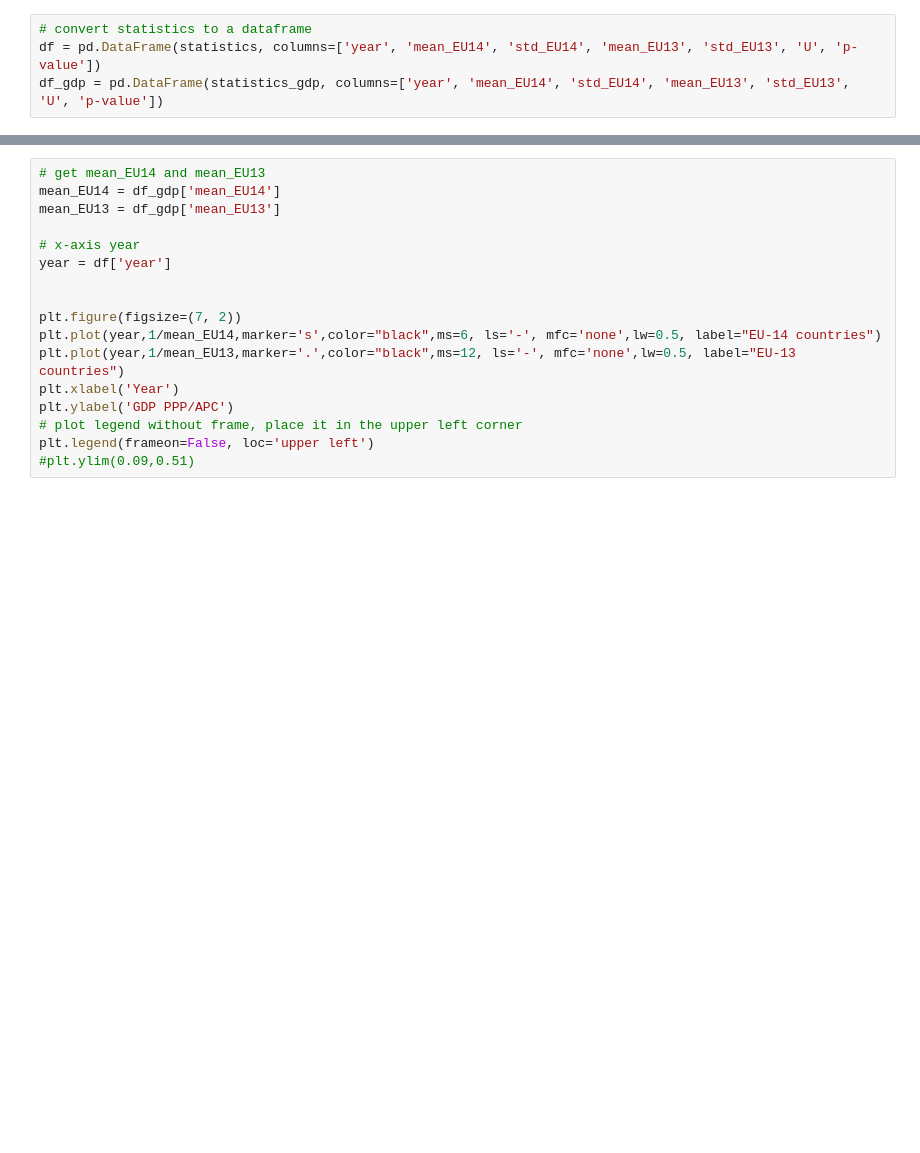
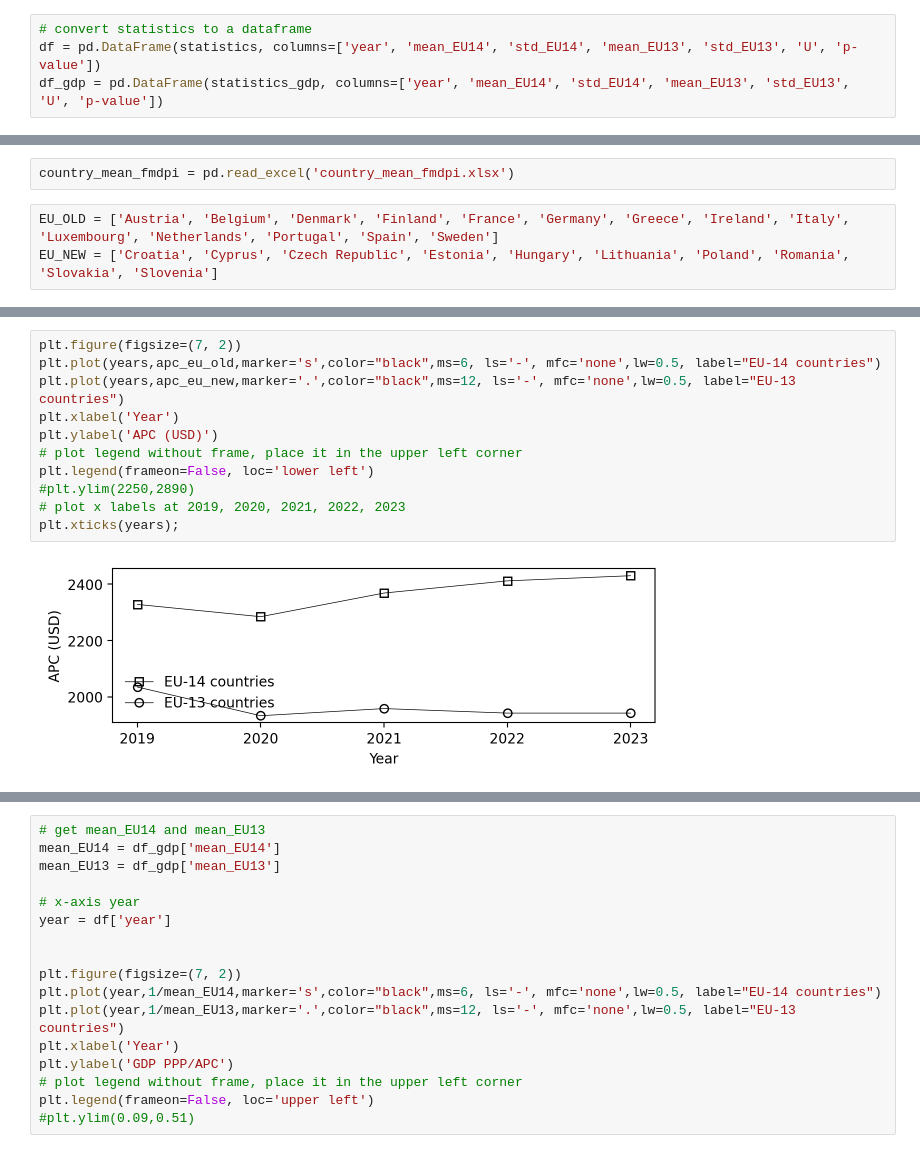
Before and after one commit to deankorosak/two-cultures, a Jupyter notebook: code/apc-gdp-ppp.ipynb, the cells around one changed output, grey strips where cells are left out. Saved outputs shown, nothing was run; the diff lists cells and outputs as text; blank space fills up the shorter version.

```diff
--- a/code/apc-gdp-ppp.ipynb
+++ b/code/apc-gdp-ppp.ipynb
@@ -142,0 +225,5 @@ plt.legend(frameon=False, loc='upper left')
+# %%
+country_mean_fmdpi = pd.read_excel('country_mean_fmdpi.xlsx')
+# %%
+EU_OLD = ['Austria', 'Belgium', 'Denmark', 'Finland', 'France', 'Germany', 'Greece', 'Ireland', 'Italy', 'Luxembourg', 'Netherlands', 'Portugal', 'Spain', 'Sweden']
+EU_NEW = ['Croatia', 'Cyprus', 'Czech Republic', 'Estonia', 'Hungary', 'Lithuania', 'Poland', 'Romania', 'Slovakia', 'Slovenia']
@@ -142,0 +266,13 @@ plt.legend(frameon=False, loc='upper left')
+# %%
+plt.figure(figsize=(7, 2))
+plt.plot(years,apc_eu_old,marker='s',color="black",ms=6, ls='-', mfc='none',lw=0.5, label="EU-14 countries")
+plt.plot(years,apc_eu_new,marker='.',color="black",ms=12, ls='-', mfc='none',lw=0.5, label="EU-13 countries")
+plt.xlabel('Year')
+plt.ylabel('APC (USD)')
+# plot legend without frame, place it in the upper left corner
+plt.legend(frameon=False, loc='lower left')
+#plt.ylim(2250,2890)
+# plot x labels at 2019, 2020, 2021, 2022, 2023
+plt.xticks(years);
+# %% [output]
+[figure, added]
```
Also changed, not shown: parts of 16 cells of this notebook, 19 other files.
